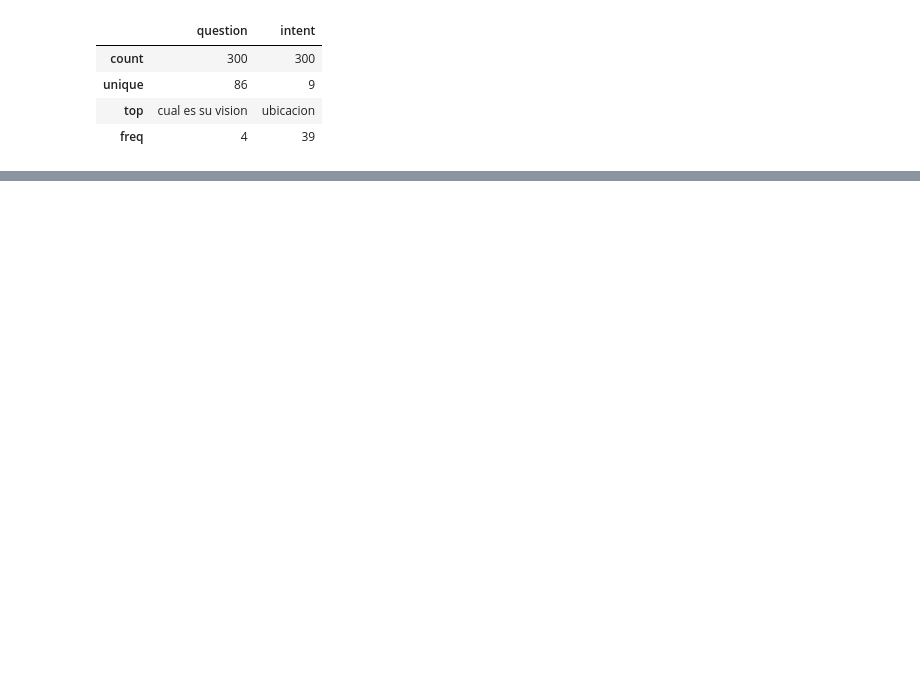
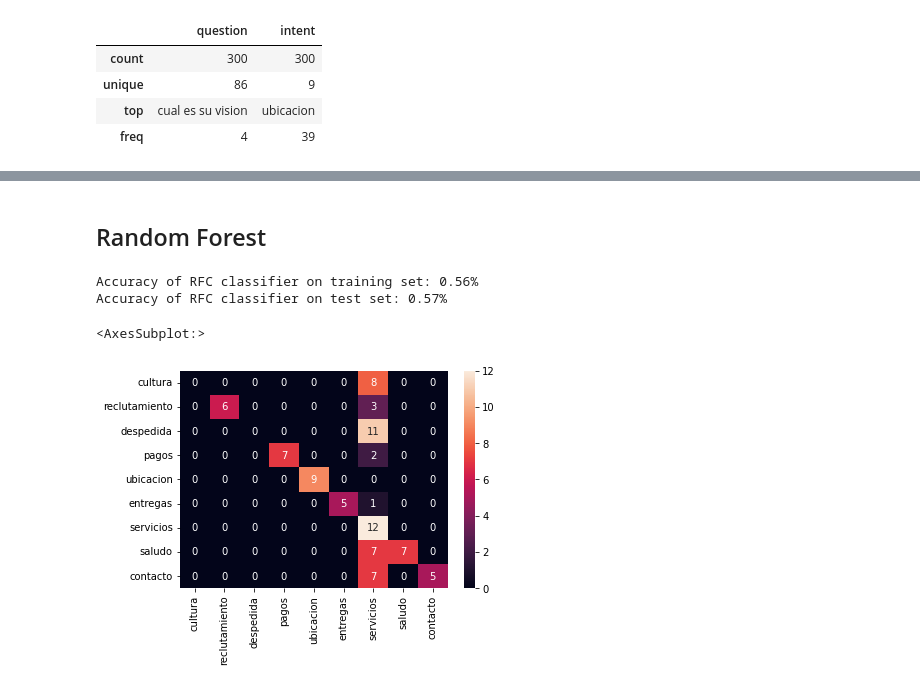
Before and after one commit to Scorcherfjk/ichigo-assistant-model, a Jupyter notebook: notebooks/01-train.ipynb, the cells around one changed output, grey strips where cells are left out. Cells and saved outputs as stored; diff of their text form; code cells hidden in the pictures; blank space fills up the shorter version.

```diff
--- a/notebooks/01-train.ipynb
+++ b/notebooks/01-train.ipynb
@@ -149,0 +212,31 @@ reclutamiento       1.00      0.83      0.91         6
+# %% [markdown]
+## Random Forest
+# %%
+from sklearn.ensemble import RandomForestClassifier
+rfc = RandomForestClassifier(max_depth=2, random_state=0).fit(X, y)
+
+y_pred_3 = rfc.predict(X_test)
+
+rfc_score = {
+     "model": "rfc",
+     "train": rfc.score(X_train, y_train),
+     "test": rfc.score(X_test, y_test)
+}
+
+print('Accuracy of RFC classifier on training set: {:.2f}%'
+     .format(rfc_score['train']))
+print('Accuracy of RFC classifier on test set: {:.2f}%'
+     .format(rfc_score['test']))
+# %% [output]
+Accuracy of RFC classifier on training set: 0.56%
+Accuracy of RFC classifier on test set: 0.57%
+# %%
+matrix_data = confusion_matrix(y_test, y_pred_3)
+matrix_graph = pd.DataFrame(matrix_data,
+  index=df['intent'].unique(),
+  columns=df['intent'].unique()
+)
+sns.heatmap(matrix_graph, annot=True, fmt=".0f" )
+# %% [output]
+<AxesSubplot:>
+[figure, added]
```
Also changed, not shown: parts of 18 cells of this notebook, 1 other file.
